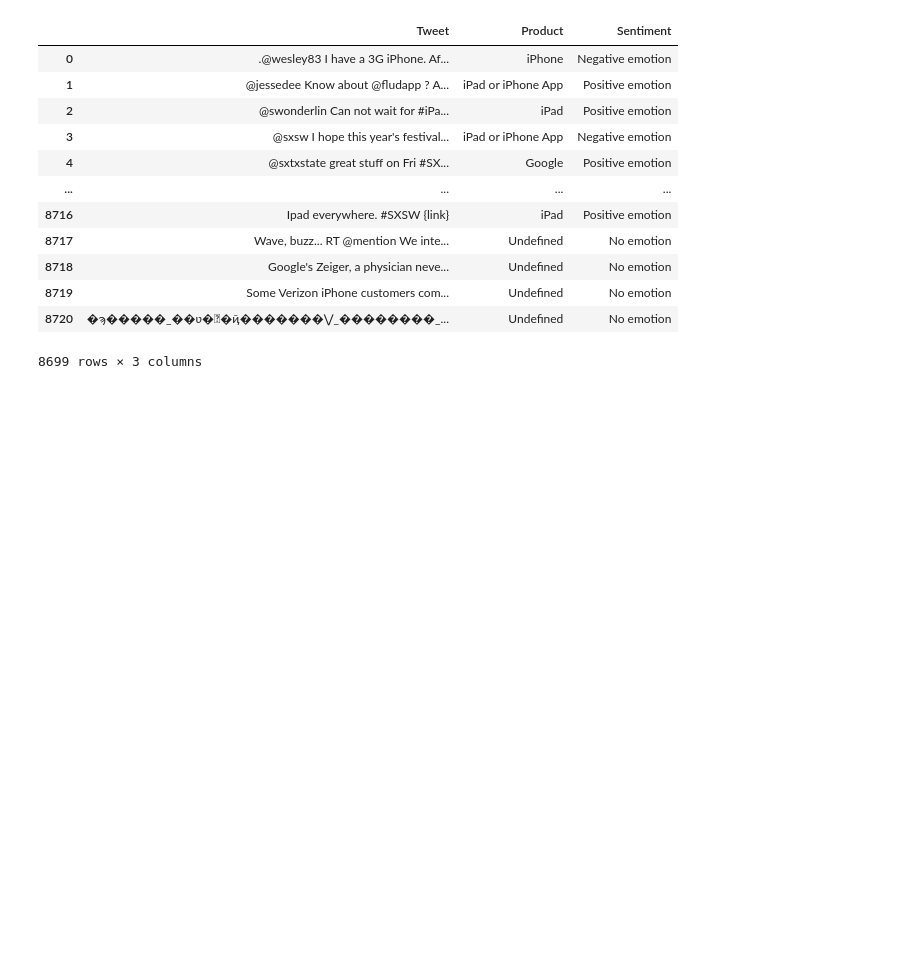
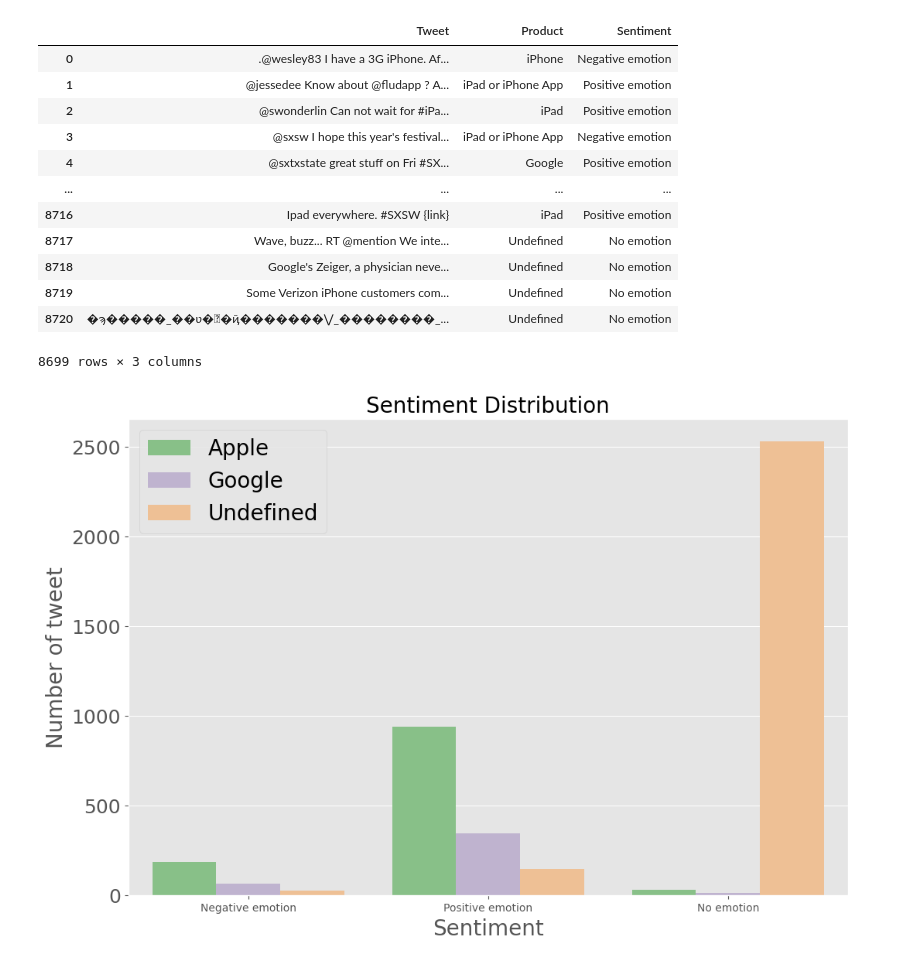
Before and after one commit to Chemami12/Tweeter-Sentiment-NLP, a Jupyter notebook: Twiteer-Sentiment.ipynb, the cells around one changed output. Drawn from its saved outputs; the diff is of its cells as text; code cells hidden in the pictures; blank space fills up the shorter version.

Commit message:
Visualize Sentiment of products

```diff
--- a/Twiteer-Sentiment.ipynb
+++ b/Twiteer-Sentiment.ipynb
@@ -163,3 +163,42 @@ df
 | 8719 | Some Verizon iPhone customers com... | Undefined | No emotion |
 | 8720 | �ϡ�����_��ʋ�΋�ҋ�������⋁_��������_... | Undefined | No emotion |
 8699 rows × 3 columns
+# %%
+#To classify every tweet to either Apple or Google products
+df["Product"].fillna("none", inplace = True)
+df_none = df.loc[df["Product"] == 'none']
+
+apple_condition = (df['Product'] == "iPad") | (df['Product'] == "iPad or iPhone App") | (df['Product'] == "iPhone") | (df['Product'] == "Other Apple product or service")
+google_condition = (df['Product'] == "Other Google product or service") | (df['Product'] == "Android App") | (df['Product'] == "Android")
+df.loc[apple_condition,'Product'] = "Apple"
+df.loc[google_condition, 'Product'] = "Google"
+
+# apple loop
+for word in ["Apple","iphone","apple","ipad","ipad2","iPad 2","iPhone","iPad"]:
+    temp_df = df_none[df_none['Tweet'].str.contains(word)]
+    temp_df['Product'].replace({'none': 'Apple'}, inplace=True)
+    df_none = temp_df.combine_first(df_none)
+# google loop
+for word in ["Google","google","Android","android"]:
+    temp_df = df_none[df_none['Tweet'].str.contains(word)]
+    temp_df['Product'].replace({'none': 'Google'}, inplace=True)
+    df_none = temp_df.combine_first(df_none)
+df_1 = df_none.combine_first(df)
+# %%
+df_1 = df_1[df_1['Product'] != "none"]
+df_1 = df_1[df_1['Sentiment'] != "I can't tell"]
+# %%
+#Visual of sentiment distribution of products
+import matplotlib.pyplot as plt
+import seaborn as sns
+labels = ['Negative_emotion','No_emotion','Positive_emotion', 'I_cant_tell']
+fig, ax = plt.subplots(figsize=(12,8))
+ax = sns.countplot(df_1['Sentiment'], hue=df_1['Product'], palette='Accent')
+plt.title('Sentiment Distribution', fontsize=20)
+ax.set_yticklabels([0,500,1000,1500,2000,2500], fontsize=18)
+plt.xlabel('Sentiment',fontsize=20)
+plt.ylabel('Number of tweet',fontsize=20)
+plt.legend(loc=2, prop={'size': 20})
+plt.show()
+# %% [output]
+[figure, added]
```
